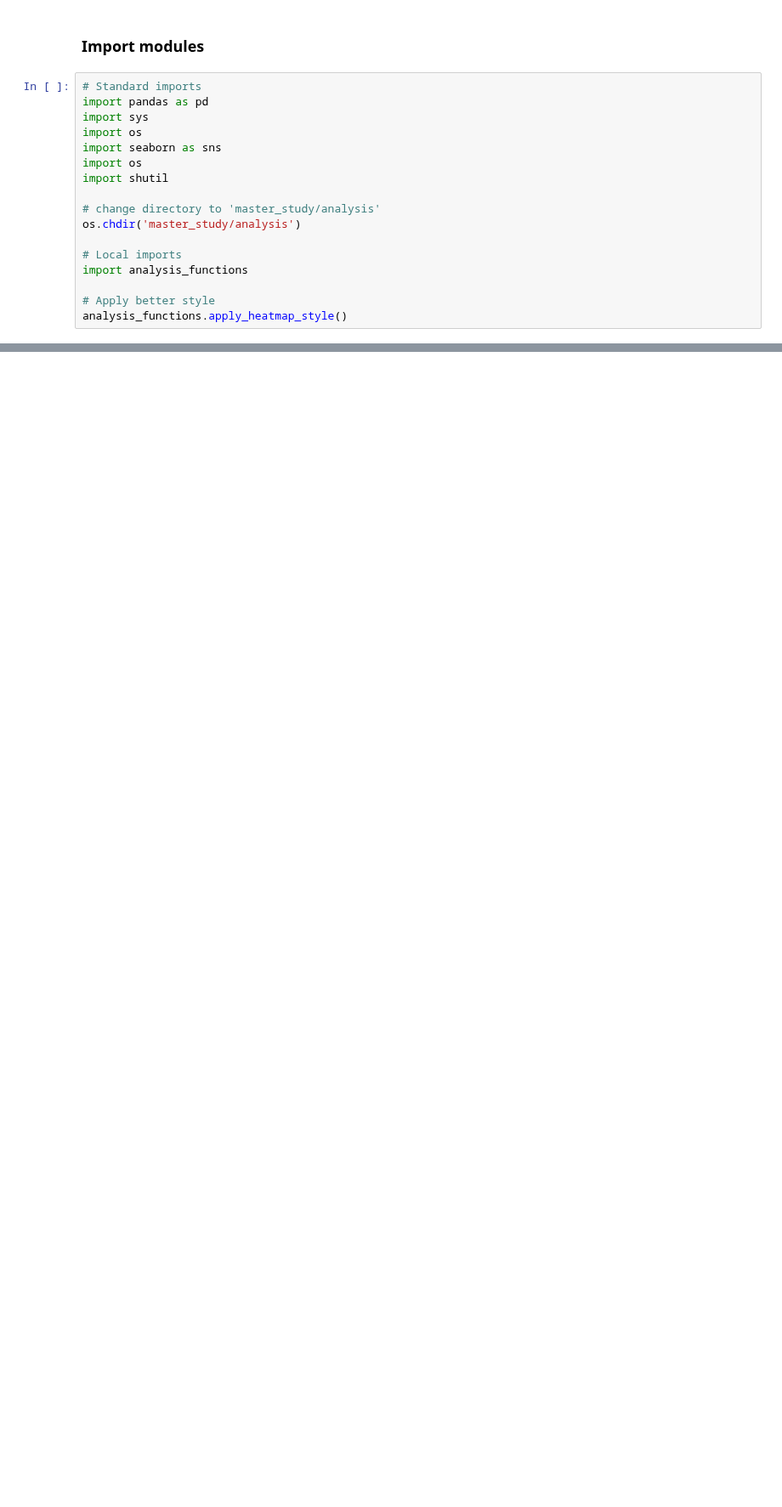
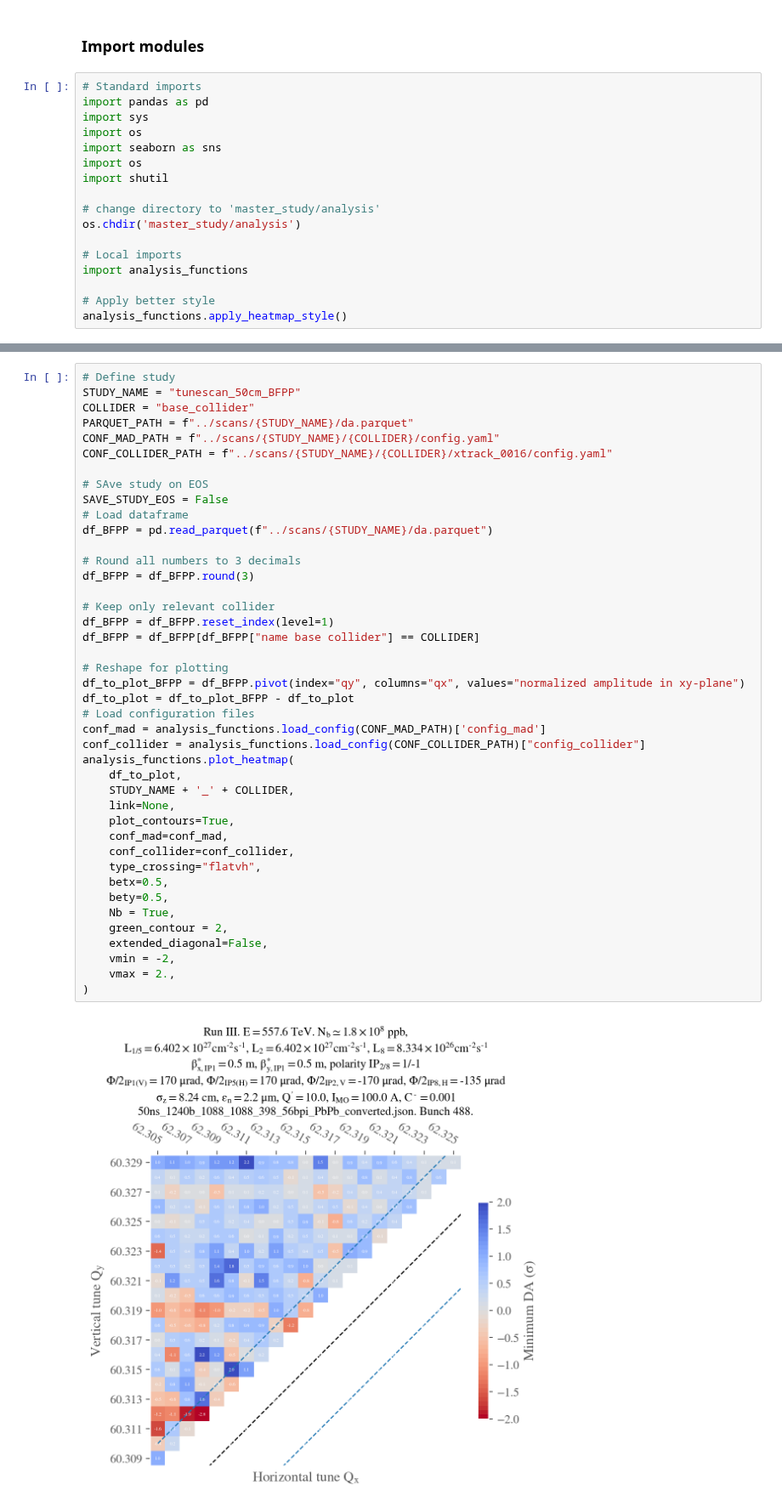
Before and after one commit to ColasDroin/DA_study_boilerplate, a Jupyter notebook: master_study/analysis/analysis_tune_scan_50cm.ipynb, the cells around one changed output, grey strips where cells are left out. Shown at 85% size. Cells and saved outputs as stored; diff of their text form; blank space fills up the shorter version.

```diff
--- a/master_study/analysis/analysis_tune_scan_50cm.ipynb
+++ b/master_study/analysis/analysis_tune_scan_50cm.ipynb
@@ -67,0 +70,44 @@ if SAVE_STUDY_EOS:
+# %%
+# Define study
+STUDY_NAME = "tunescan_50cm_BFPP"
+COLLIDER = "base_collider"
+PARQUET_PATH = f"../scans/{STUDY_NAME}/da.parquet"
+CONF_MAD_PATH = f"../scans/{STUDY_NAME}/{COLLIDER}/config.yaml"
+CONF_COLLIDER_PATH = f"../scans/{STUDY_NAME}/{COLLIDER}/xtrack_0016/config.yaml"
+
+# SAve study on EOS
+SAVE_STUDY_EOS = False
+# Load dataframe
+df_BFPP = pd.read_parquet(f"../scans/{STUDY_NAME}/da.parquet")
+
+# Round all numbers to 3 decimals
+df_BFPP = df_BFPP.round(3)
+
+# Keep only relevant collider
+df_BFPP = df_BFPP.reset_index(level=1)
+df_BFPP = df_BFPP[df_BFPP["name base collider"] == COLLIDER]
+
+# Reshape for plotting
+df_to_plot_BFPP = df_BFPP.pivot(index="qy", columns="qx", values="normalized amplitude in xy-plane")
+df_to_plot = df_to_plot_BFPP - df_to_plot
+# Load configuration files
+conf_mad = analysis_functions.load_config(CONF_MAD_PATH)['config_mad']
+conf_collider = analysis_functions.load_config(CONF_COLLIDER_PATH)["config_collider"]
+analysis_functions.plot_heatmap(
+    df_to_plot,
+    STUDY_NAME + '_' + COLLIDER,
+    link=None,
+    plot_contours=True,
+    conf_mad=conf_mad,
+    conf_collider=conf_collider,
+    type_crossing="flatvh",
+    betx=0.5,
+    bety=0.5,
+    Nb = True,
+    green_contour = 2,
+    extended_diagonal=False,
+    vmin = -2,
+    vmax = 2.,
+)
+# %% [output]
+[figure, added]
```
Also changed, not shown: parts of 1 cell of this notebook, 2 other files.
